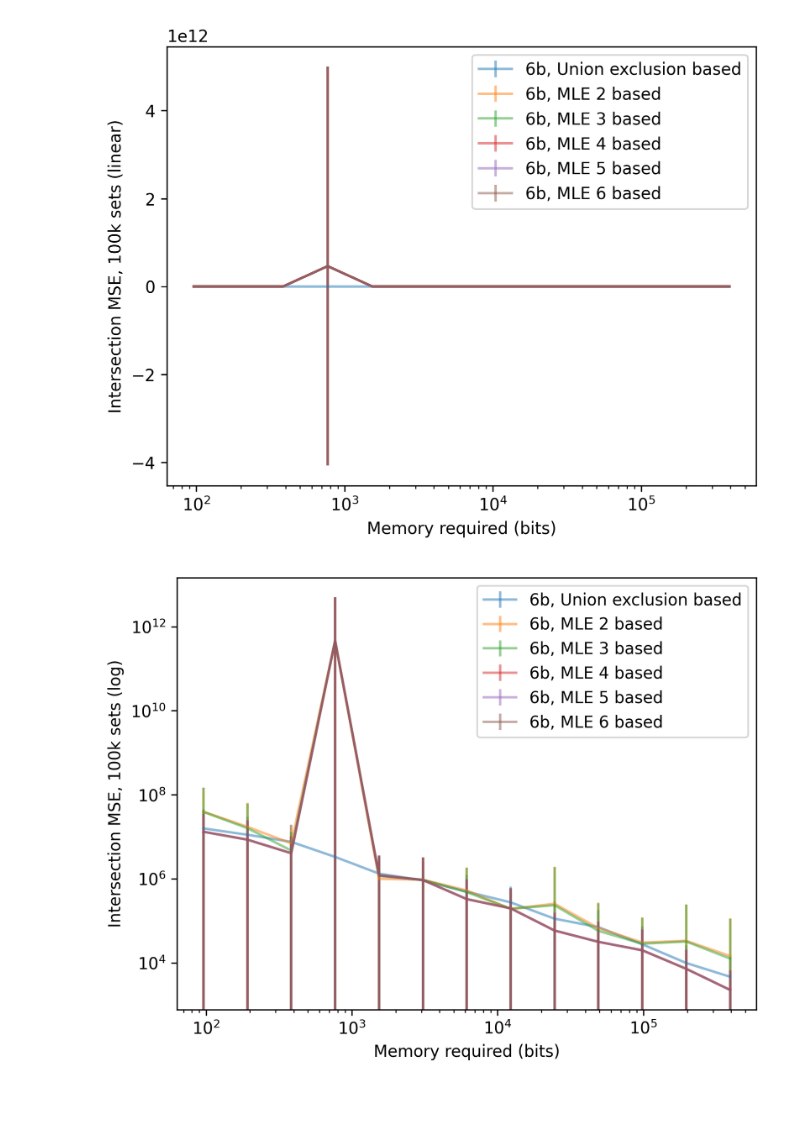
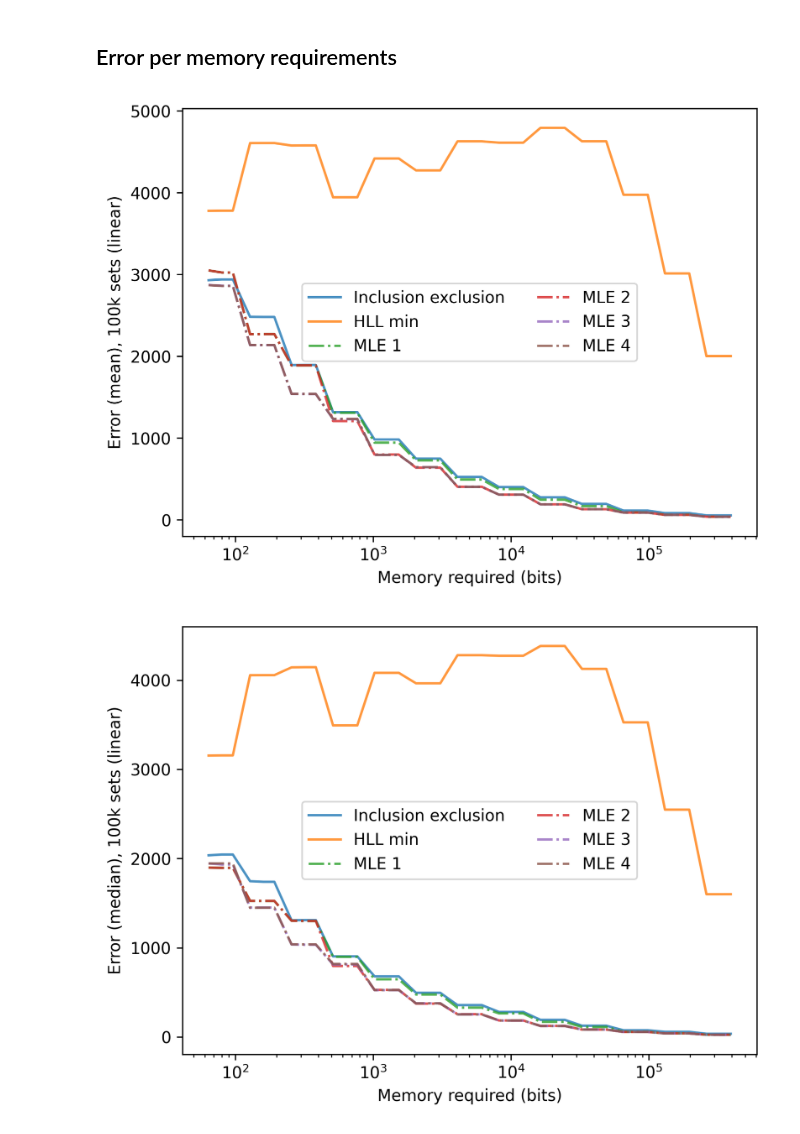
Before and after one commit to LucaCappelletti94/hyperloglog-rs, a Jupyter notebook: Intersection evaluations.ipynb, the cells around one changed output. Cells and saved outputs as stored; diff of their text form; code cells hidden in the pictures; blank space fills up the shorter version.

```diff
--- a/Intersection evaluations.ipynb
+++ b/Intersection evaluations.ipynb
@@ -109,30 +124,27 @@ We visualize two versions of the HyperLogLog counters, one including also **EXTR
+# %% [markdown]
+## Error per memory requirements
 # %%
 import matplotlib.pyplot as plt
 from sanitize_ml_labels import sanitize_ml_labels
 
-bits_to_discard = (1, 2, 3, 4, 5)
-
 for yscale in ("linear", "log"):
-    fig, axes = plt.subplots(dpi=300)
-    for bits in data_hll["bits"].unique():
-        if bits in bits_to_discard:
-            continue
-        for column in columns:
-            filtered = data_hll[data_hll.bits == bits]
-
-            plt.errorbar(
-                filtered.memory,
-                filtered[column]["mean"],
-                filtered[column]["std"],
-                alpha=0.5,
-                label=f"{bits}b, {sanitize_ml_labels(column)}"
+    for metric in ("mean", "median"):
+        fig, axes = plt.subplots(dpi=300)
+        for (column, estimation) in zip(errors, estimations):
+            plt.plot(
+                data_hll.memory,
+                data_hll[column][metric],
+                #filtered[column]["std"],
+                ls='-.' if "mle" in estimation else "-",
+                alpha=0.8,
+                label=f"{sanitize_ml_labels(estimation)}"
             )
-    plt.legend()
-    plt.xscale("log")
-    plt.yscale(yscale)
-    plt.ylabel(f"Intersection MSE, 100k sets ({yscale})")
-    plt.xlabel("Memory required (bits)")
-    plt.show()
+        plt.legend(ncols=2)
+        plt.xscale("log")
+        plt.yscale(yscale)
+        plt.ylabel(f"Error ({metric}), 100k sets ({yscale})")
+        plt.xlabel("Memory required (bits)")
+        plt.show()
 # %% [output]
-[figure, old version]
+[figure, new version]
-[figure, old version]
+[figure, new version]
```
Also changed, not shown: parts of 18 cells of this notebook, 10 other files.
